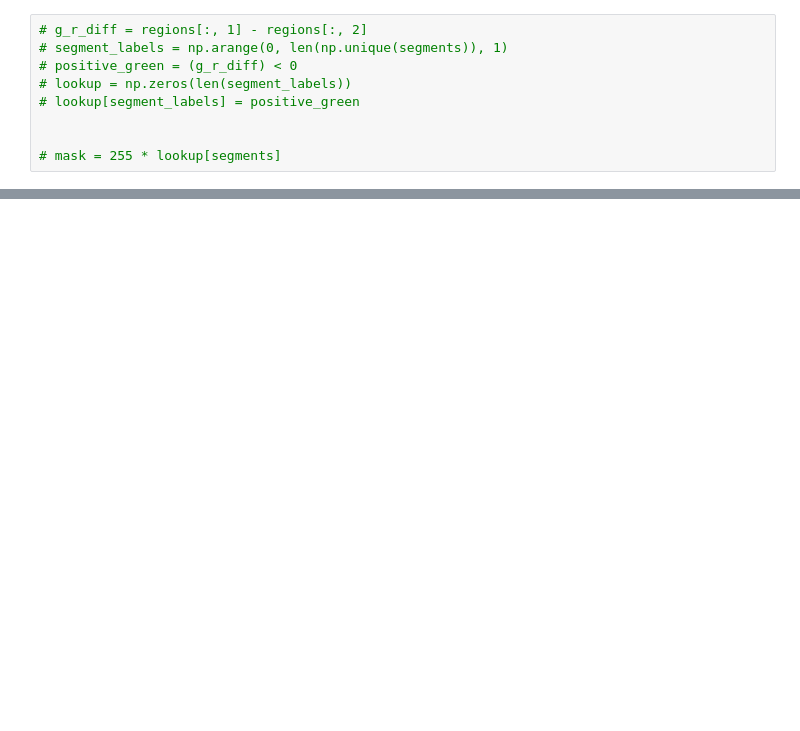
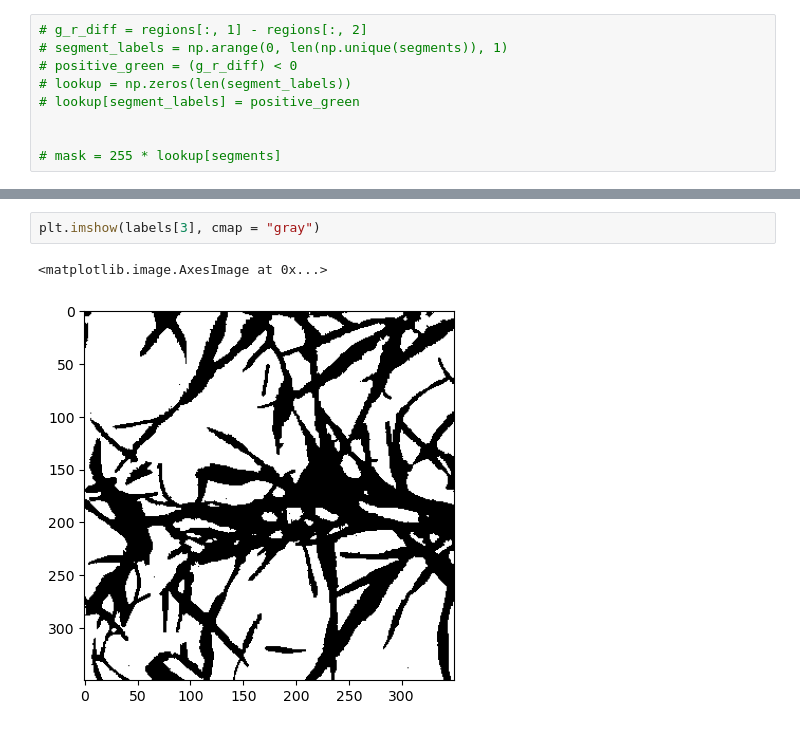
Before and after one commit to nishanshaju22/COMP9517_Project, a Jupyter notebook: AdvancedSegmentation/felzenszwalb.ipynb, the cells around one changed output, grey strips where cells are left out. Saved outputs shown, nothing was run; the diff lists cells and outputs as text; blank space fills up the shorter version.

```diff
--- a/AdvancedSegmentation/felzenszwalb.ipynb
+++ b/AdvancedSegmentation/felzenszwalb.ipynb
@@ -159,0 +230,5 @@ plt.imshow(post_process(mask), cmap = "gray")
+# %%
+plt.imshow(labels[3], cmap = "gray")
+# %% [output]
+<matplotlib.image.AxesImage at 0x...>
+[figure, added]
```
Also changed, not shown: parts of 12 cells of this notebook.
